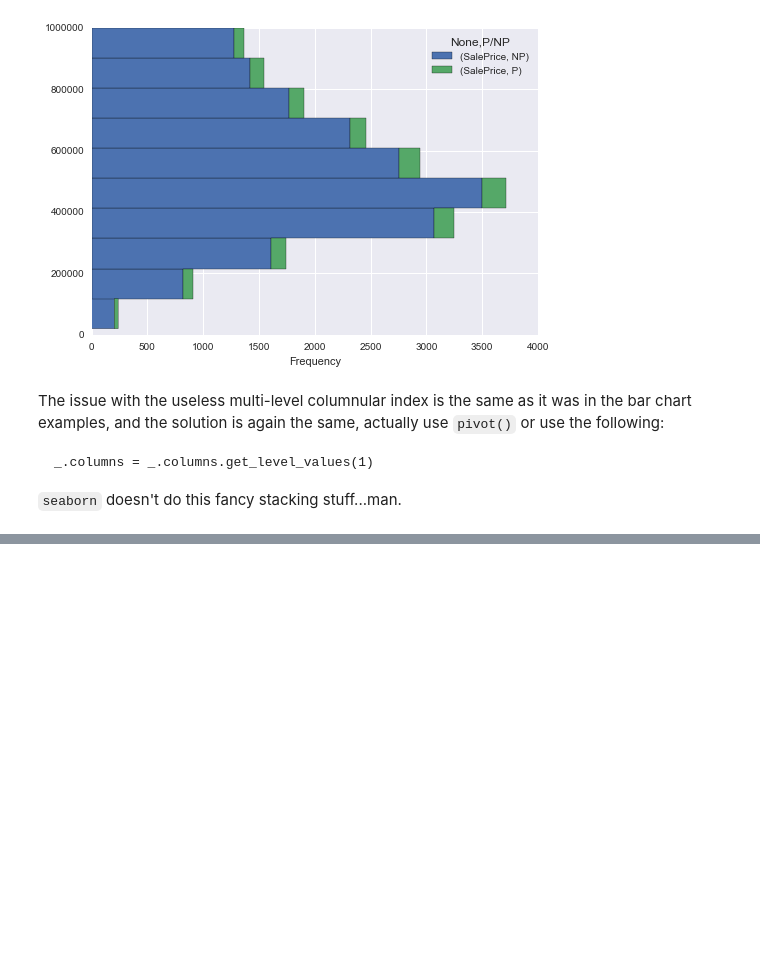
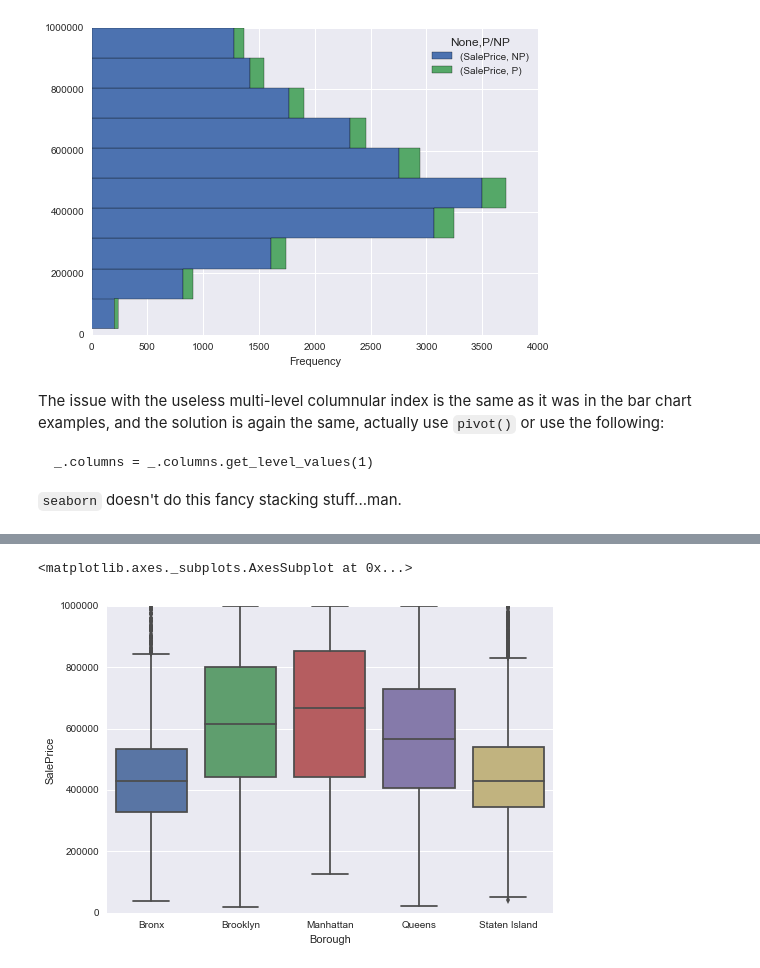
Before and after one commit to ResidentMario/nyc-health-inspections, a Jupyter notebook: pandas_api.ipynb, the cells around one changed output, grey strips where cells are left out. Drawn from its saved outputs; the diff is of its cells as text; code cells hidden in the pictures; blank space fills up the shorter version.

```diff
--- a/pandas_api.ipynb
+++ b/pandas_api.ipynb
@@ -265,0 +260,7 @@ The issue with the useless multi-level columnular index is the same as it was in
+# %%
+sns.boxplot(data=small_owner_dummy,
+            x='Borough',
+            y='SalePrice')
+# %% [output]
+<matplotlib.axes._subplots.AxesSubplot at 0x...>
+[figure, added]
```
Also changed, not shown: parts of 24 cells of this notebook.
